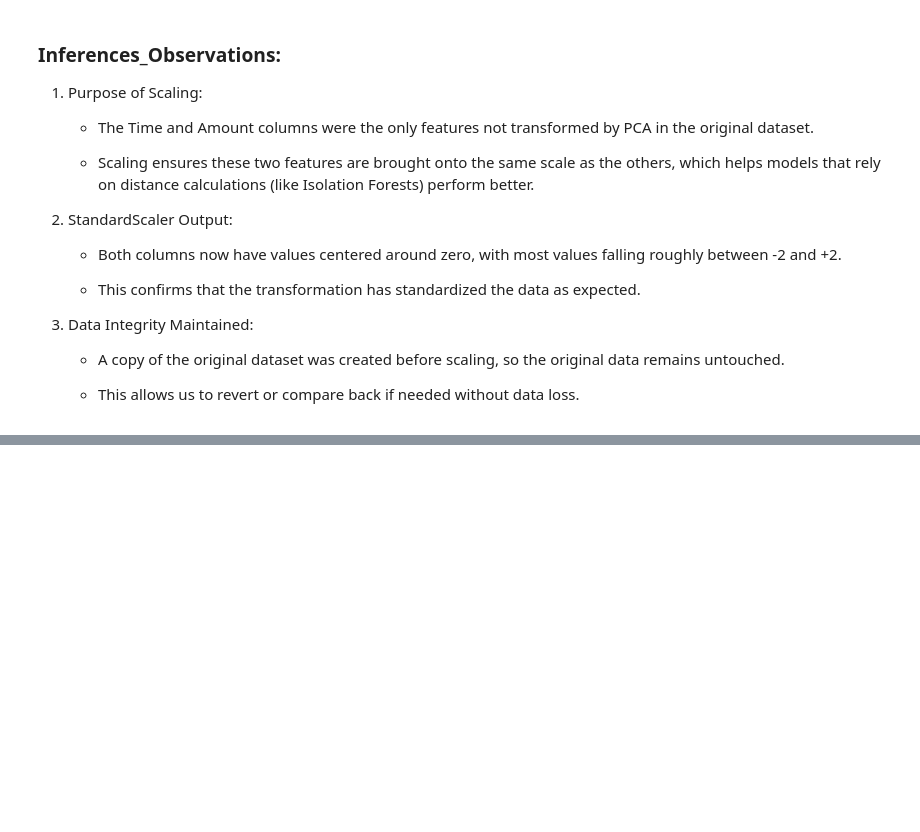
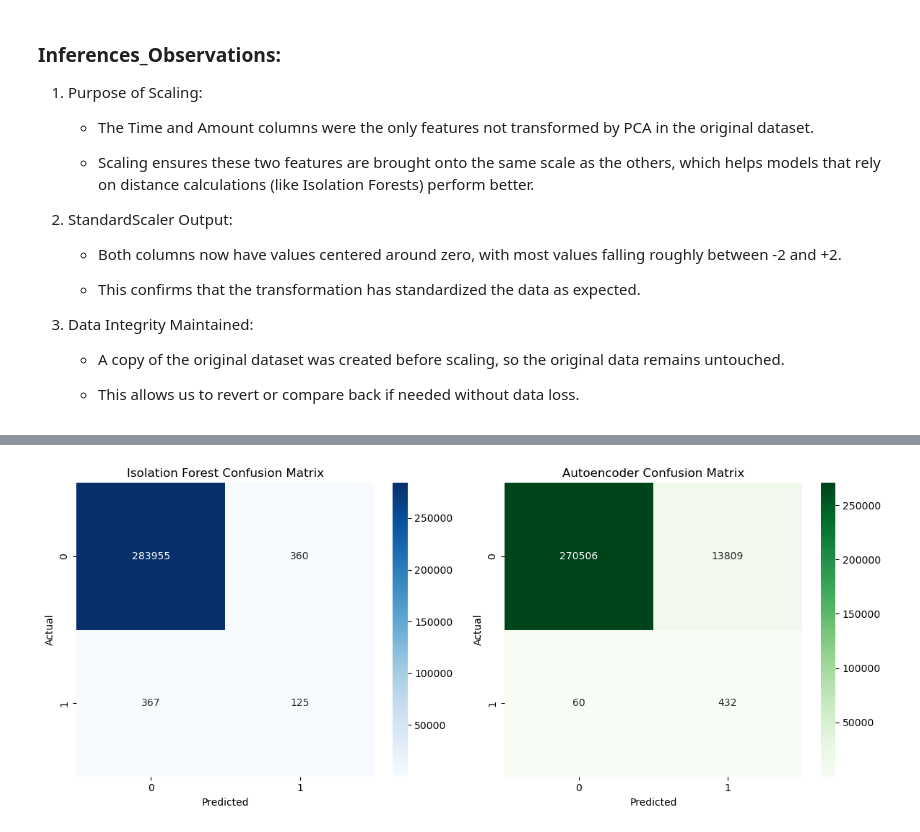
Before and after one commit to MuditNautiyal-21/credit-card-fraud-detection, a Jupyter notebook: fraud_detection.ipynb, the cells around one changed output, grey strips where cells are left out. Saved outputs shown, nothing was run; the diff lists cells and outputs as text; code cells hidden in the pictures; blank space fills up the shorter version.

Commit message:
Update: Final notebook with evaluation and confusion matrix. Updated Code.

```diff
--- a/fraud_detection.ipynb
+++ b/fraud_detection.ipynb
@@ -248,0 +454,9 @@ Label vector shape: (284807,)
+# %%
+# Reconstruct the input for all transactions
+X_pred = autoencoder.predict(X)
+
+# Compute mean squared error between input and reconstruction
+reconstruction_error = np.mean(np.square(X - X_pred), axis=1)
+
+# View basic stats for error
+pd.Series(reconstruction_error).describe()
@@ -248,0 +490,13 @@ Label vector shape: (284807,)
+# %%
+# Set threshold for anomaly (tune this as needed)
+threshold = np.percentile(reconstruction_error, 95)
+
+# Predict fraud based on threshold
+y_pred_ae = [1 if err > threshold else 0 for err in reconstruction_error]
+
+# Evaluate performance
+print("Classification Report (Autoencoder):")
+print(classification_report(y, y_pred_ae, digits=4))
+
+print("Confusion Matrix (Autoencoder):")
+print(confusion_matrix(y, y_pred_ae))
@@ -248,0 +542,24 @@ Label vector shape: (284807,)
+# %%
+# Get confusion matrices
+cm_iso = confusion_matrix(y, y_pred)
+cm_ae = confusion_matrix(y, y_pred_ae)
+
+# Create subplots
+fig, ax = plt.subplots(1, 2, figsize=(12, 5))
+
+# Isolation Forest Confusion Matrix
+sns.heatmap(cm_iso, annot=True, fmt='d', cmap='Blues', ax=ax[0])
+ax[0].set_title('Isolation Forest Confusion Matrix')
+ax[0].set_xlabel('Predicted')
+ax[0].set_ylabel('Actual')
+
+# Autoencoder Confusion Matrix
+sns.heatmap(cm_ae, annot=True, fmt='d', cmap='Greens', ax=ax[1])
+ax[1].set_title('Autoencoder Confusion Matrix')
+ax[1].set_xlabel('Predicted')
+ax[1].set_ylabel('Actual')
+
+plt.tight_layout()
+plt.show()
+# %% [output]
+[figure, added]
```
Also changed, not shown: parts of 19 cells of this notebook.
